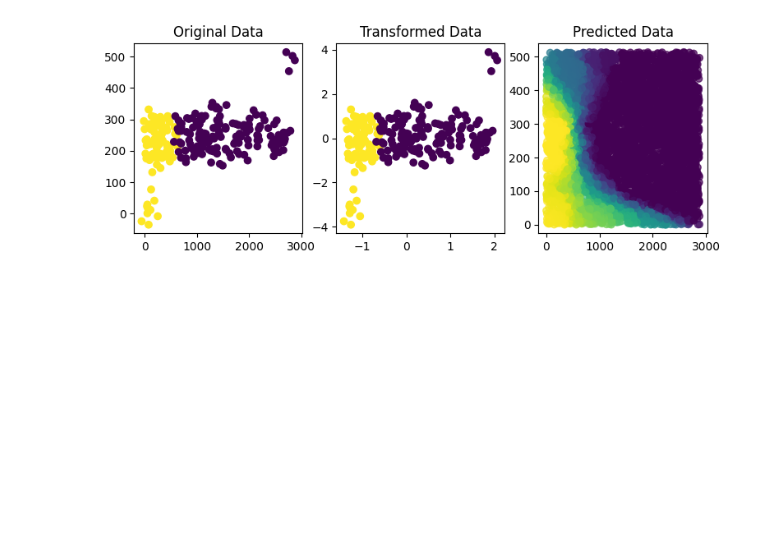
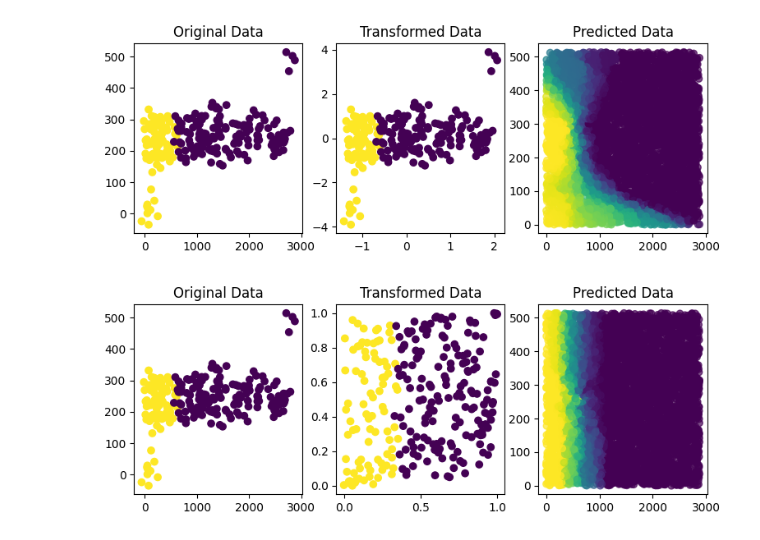
Before and after one commit to spockiash/DataAnalysis, a Jupyter notebook: Notebooks/VisualiseTransformers.ipynb, the cells around one changed output. Drawn from its saved outputs; the diff is of its cells as text; code cells hidden in the pictures; blank space fills up the shorter version.

```diff
--- a/Notebooks/VisualiseTransformers.ipynb
+++ b/Notebooks/VisualiseTransformers.ipynb
@@ -40,3 +40,7 @@ def plot_output(scaler):
 plot_output(scaler=StandardScaler())
 # %% [output]
 [figure]
+# %%
+plot_output(scaler=QuantileTransformer(n_quantiles=100))
+# %% [output]
+[figure, added]
```
Also changed, not shown: 3 other files.
